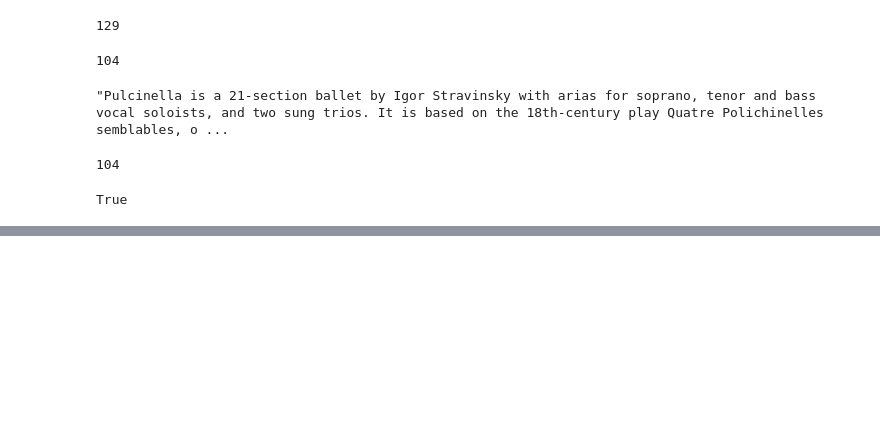
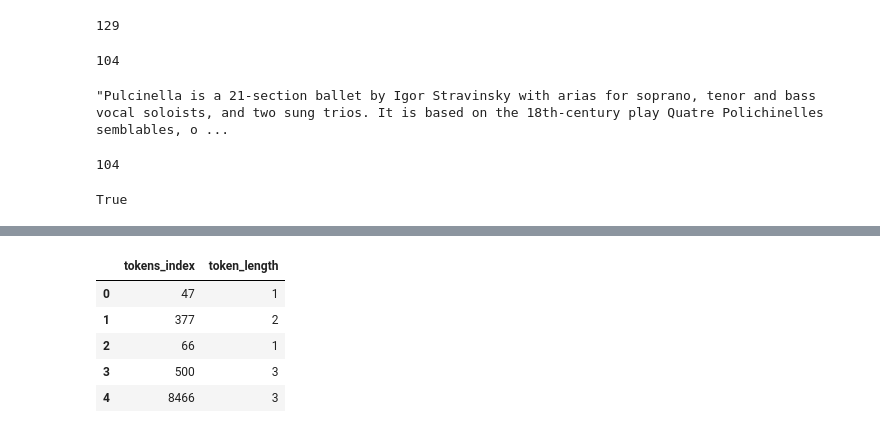
Before and after one commit to Saransh-Basu-01/50-Ml-Projects-to-understand-LLMs, a Jupyter notebook: Project_3_pandas_frequency_tables_of_token_length.ipynb, the cells around one changed output, grey strips where cells are left out. Drawn from its saved outputs; the diff is of its cells as text; code cells hidden in the pictures; blank space fills up the shorter version.

```diff
--- a/Project_3_pandas_frequency_tables_of_token_length.ipynb
+++ b/Project_3_pandas_frequency_tables_of_token_length.ipynb
@@ -54,0 +68,9 @@ True
+# %%
+df.head()
+# %% [output]
+|  | tokens_index | token_length |
+| 0 | 47 | 1 |
+| 1 | 377 | 2 |
+| 2 | 66 | 1 |
+| 3 | 500 | 3 |
+| 4 | 8466 | 3 |
```
Also changed, not shown: parts of 6 cells of this notebook.
